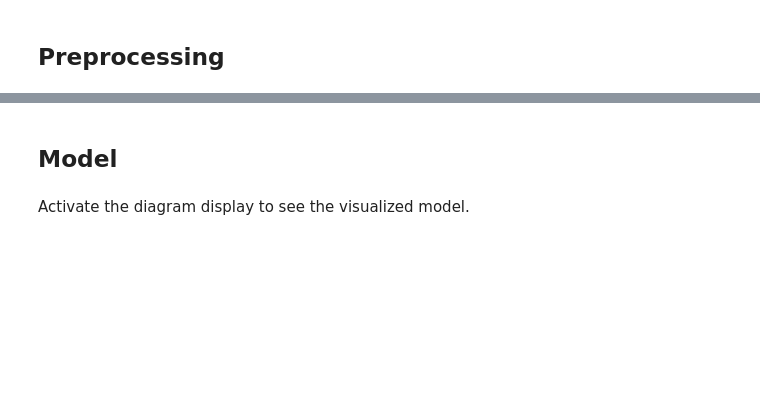
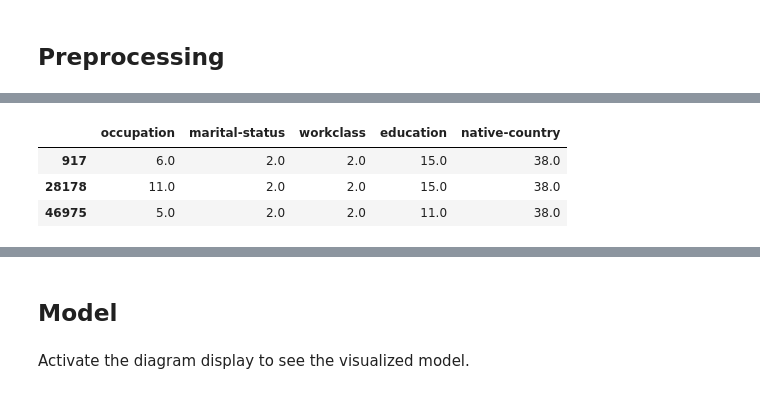
Before and after one commit to tabaraei/Data-Science-Toolkit, a Jupyter notebook: notebooks/Scikit-Learn.ipynb, the cells around one changed output, grey strips where cells are left out. Cells and saved outputs as stored; diff of their text form; code cells hidden in the pictures; blank space fills up the shorter version.

```diff
--- a/notebooks/Scikit-Learn.ipynb
+++ b/notebooks/Scikit-Learn.ipynb
@@ -61,0 +133,7 @@ ordinal_encoder = OrdinalEncoder()
+# %%
+X_train_cls[high_cardinality_cols].head(3)
+# %% [output]
+|  | occupation | marital-status | workclass | education | native-country |
+| 917 | 6.0 | 2.0 | 2.0 | 15.0 | 38.0 |
+| 28178 | 11.0 | 2.0 | 2.0 | 15.0 | 38.0 |
+| 46975 | 5.0 | 2.0 | 2.0 | 11.0 | 38.0 |
```
Also changed, not shown: parts of 38 cells of this notebook.
